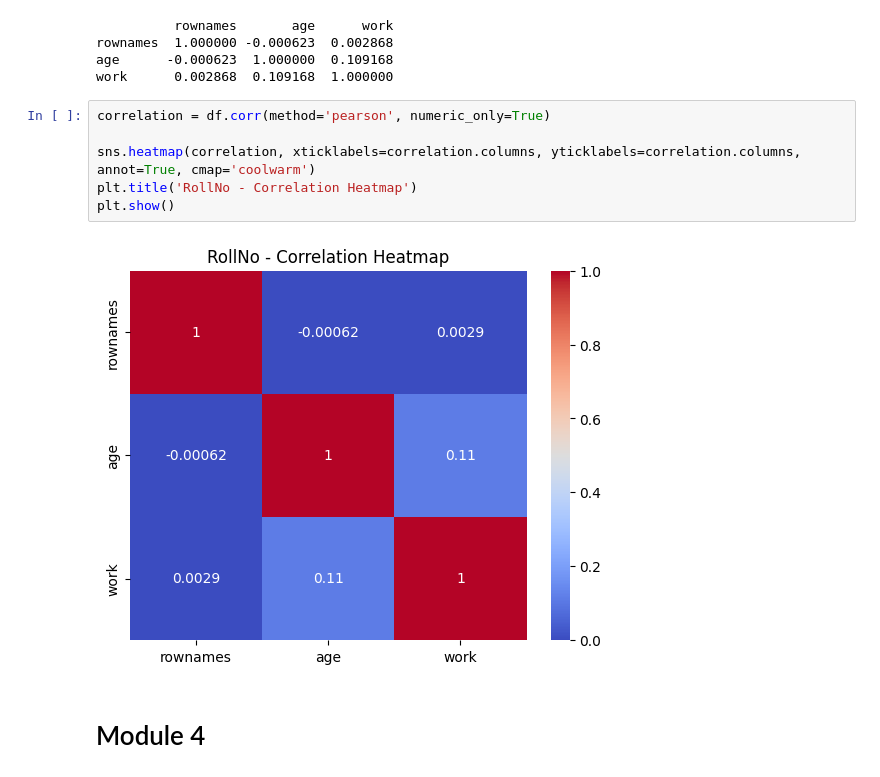
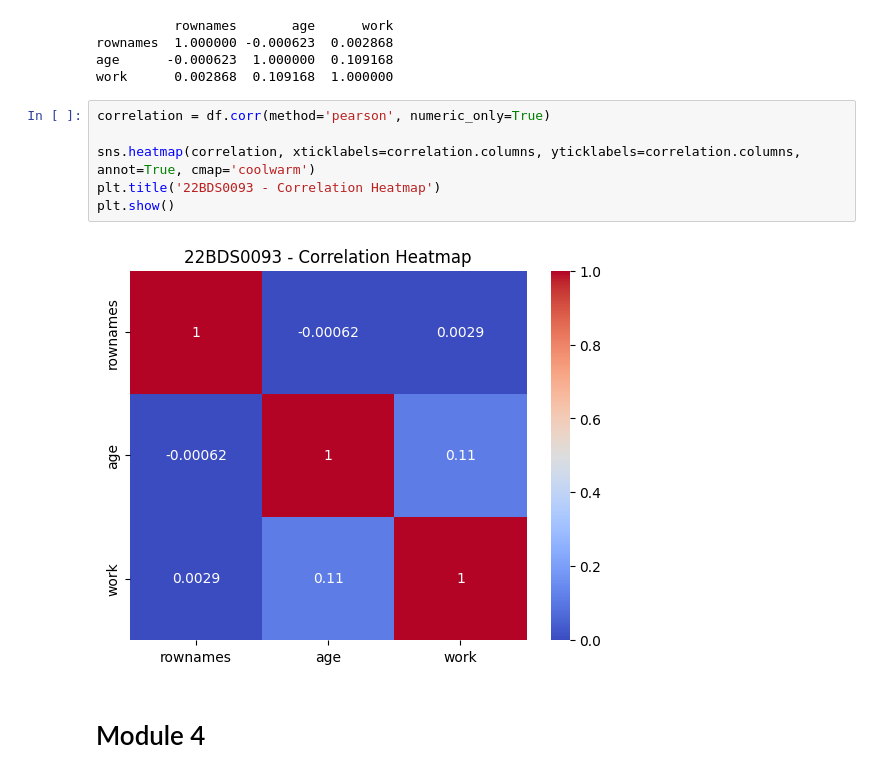
Before and after one commit to devashish1110/EDA_assignments, a Jupyter notebook: 22BDS0093.ipynb, the cells around one changed output. Saved outputs shown, nothing was run; the diff lists cells and outputs as text.

```diff
--- a/22BDS0093.ipynb
+++ b/22BDS0093.ipynb
@@ -1278,11 +1278,11 @@ work      0.002868  0.109168  1.000000
 # %%
 correlation = df.corr(method='pearson', numeric_only=True)
 
 sns.heatmap(correlation, xticklabels=correlation.columns, yticklabels=correlation.columns, annot=True, cmap='coolwarm')
-plt.title('RollNo - Correlation Heatmap')
+plt.title('22BDS0093 - Correlation Heatmap')
 plt.show()
 # %% [output]
-[figure, old version]
+[figure, new version]
 # %% [markdown]
 # Module 4
 # %% [markdown]
```
Also changed, not shown: parts of 29 cells of this notebook.
